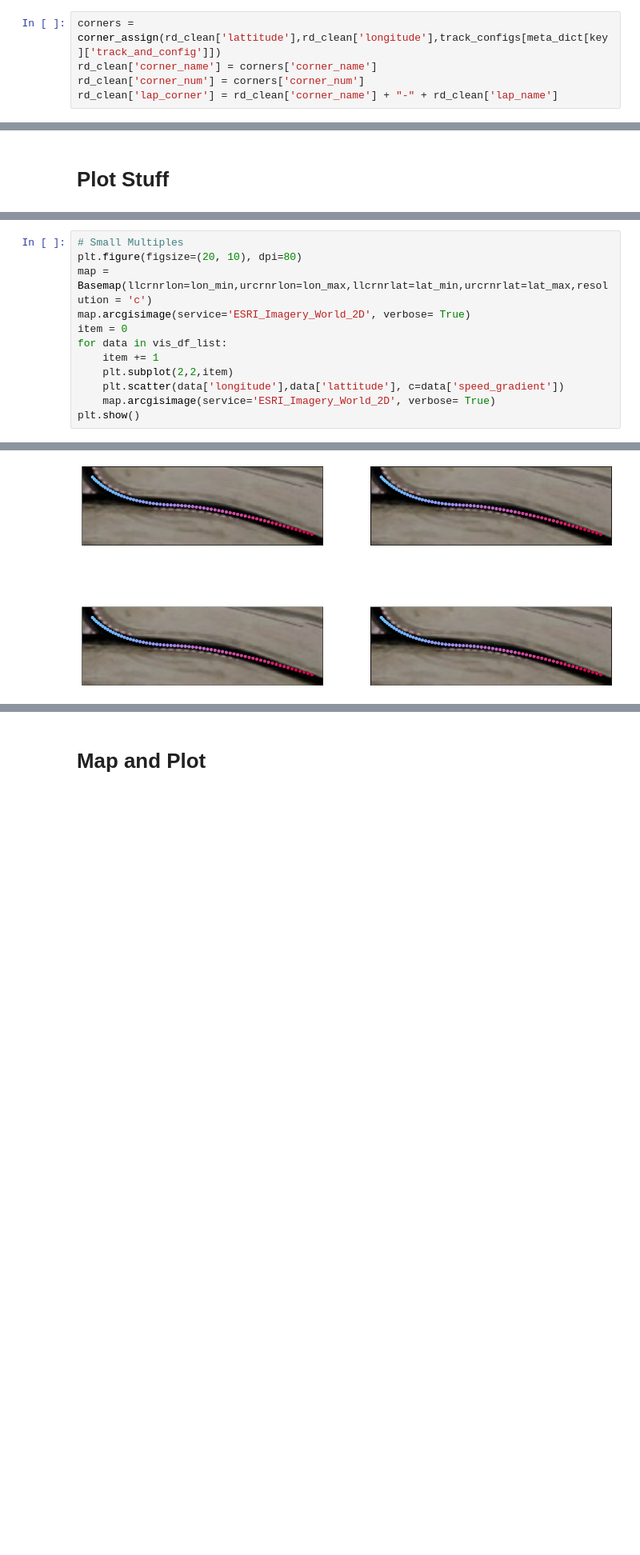
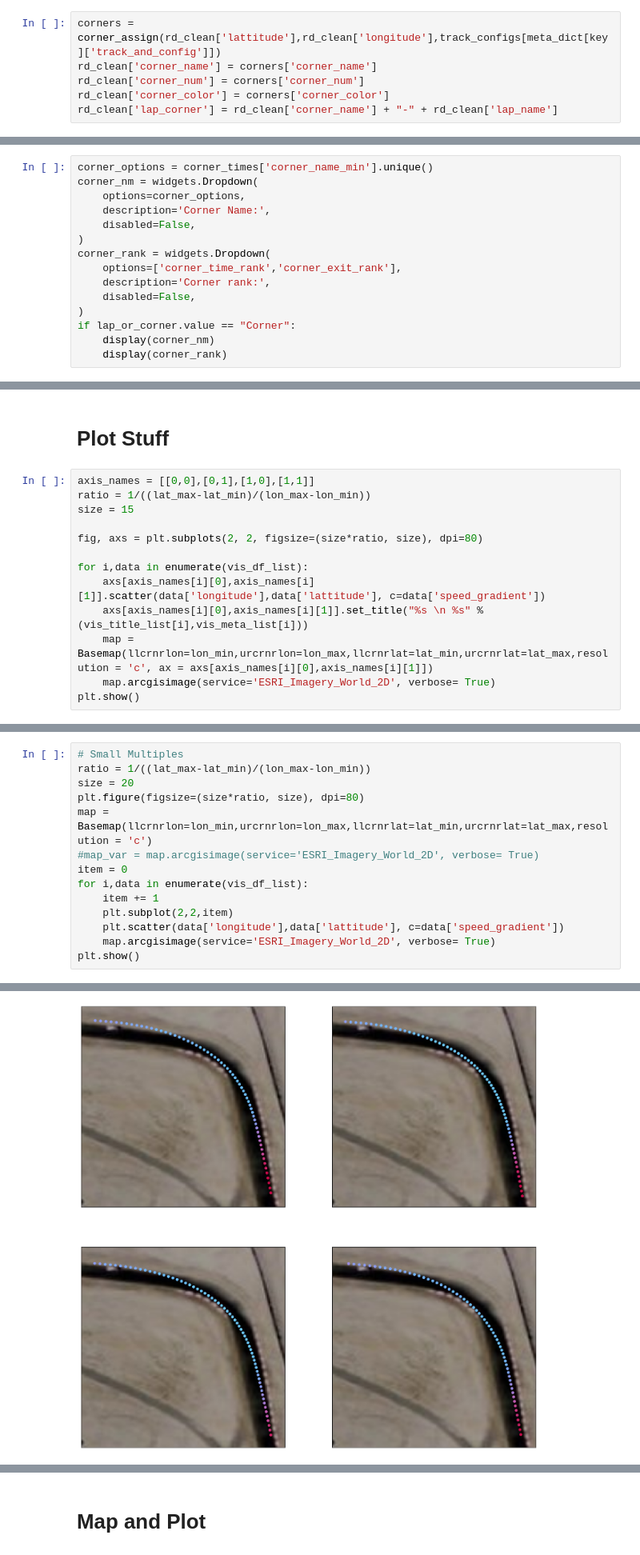
Before and after one commit to bruggles/racing_data, a Jupyter notebook: race_data.ipynb, the cells around one changed output, grey strips where cells are left out. Shown at 80% size. Saved outputs shown, nothing was run; the diff lists cells and outputs as text; blank space fills up the shorter version.

Commit message:
plots with meaningful titles

```diff
--- a/race_data.ipynb
+++ b/race_data.ipynb
@@ -243,4 +254,5 @@ See the caveats in the documentation: http://pandas.pydata.org/pandas-docs/stabl
 corners = corner_assign(rd_clean['lattitude'],rd_clean['longitude'],track_configs[meta_dict[key]['track_and_config']])
 rd_clean['corner_name'] = corners['corner_name']
 rd_clean['corner_num'] = corners['corner_num']
+rd_clean['corner_color'] = corners['corner_color']
 rd_clean['lap_corner'] = rd_clean['corner_name'] + "-" + rd_clean['lap_name']
@@ -322,0 +309,15 @@ Dropdown(description='Corner Name:', options=('agony_ecstacy', 'bad_attitude', '
+# %%
+corner_options = corner_times['corner_name_min'].unique()
+corner_nm = widgets.Dropdown(
+    options=corner_options,
+    description='Corner Name:',
+    disabled=False,
+)
+corner_rank = widgets.Dropdown(
+    options=['corner_time_rank','corner_exit_rank'],
+    description='Corner rank:',
+    disabled=False,
+)
+if lap_or_corner.value == "Corner":
+    display(corner_nm)
+    display(corner_rank)
@@ -349,3 +366,16 @@ for df in pre_vis_df_list:
 lat_min, lat_max, lon_min, lon_max = plot_bounds(vis_df_list[0]['lattitude'],vis_df_list[0]['longitude'])
 # %% [markdown]
 # Plot Stuff
+# %%
+axis_names = [[0,0],[0,1],[1,0],[1,1]]
+ratio = 1/((lat_max-lat_min)/(lon_max-lon_min))
+size = 15
+
+fig, axs = plt.subplots(2, 2, figsize=(size*ratio, size), dpi=80)
+
+for i,data in enumerate(vis_df_list):
+    axs[axis_names[i][0],axis_names[i][1]].scatter(data['longitude'],data['lattitude'], c=data['speed_gradient'])
+    axs[axis_names[i][0],axis_names[i][1]].set_title("%s \n %s" % (vis_title_list[i],vis_meta_list[i]))
+    map = Basemap(llcrnrlon=lon_min,urcrnrlon=lon_max,llcrnrlat=lat_min,urcrnrlat=lat_max,resolution = 'c', ax = axs[axis_names[i][0],axis_names[i][1]])
+    map.arcgisimage(service='ESRI_Imagery_World_2D', verbose= True)
+plt.show()
@@ -352,10 +390,12 @@ lat_min, lat_max, lon_min, lon_max = plot_bounds(vis_df_list[0]['lattitude'],vis
 # %%
 # Small Multiples
-plt.figure(figsize=(20, 10), dpi=80)
+ratio = 1/((lat_max-lat_min)/(lon_max-lon_min))
+size = 20
+plt.figure(figsize=(size*ratio, size), dpi=80)
 map = Basemap(llcrnrlon=lon_min,urcrnrlon=lon_max,llcrnrlat=lat_min,urcrnrlat=lat_max,resolution = 'c')
-map.arcgisimage(service='ESRI_Imagery_World_2D', verbose= True)
+#map_var = map.arcgisimage(service='ESRI_Imagery_World_2D', verbose= True)
 item = 0
-for data in vis_df_list:
+for i,data in enumerate(vis_df_list):
     item += 1
     plt.subplot(2,2,item)
     plt.scatter(data['longitude'],data['lattitude'], c=data['speed_gradient'])
@@ -372 +411 @@ http://server.arcgisonline.com/ArcGIS/rest/services/ESRI_Imagery_World_2D/MapSer
-[figure, old version]
+[figure, new version]
```
Also changed, not shown: parts of 16 cells of this notebook.
